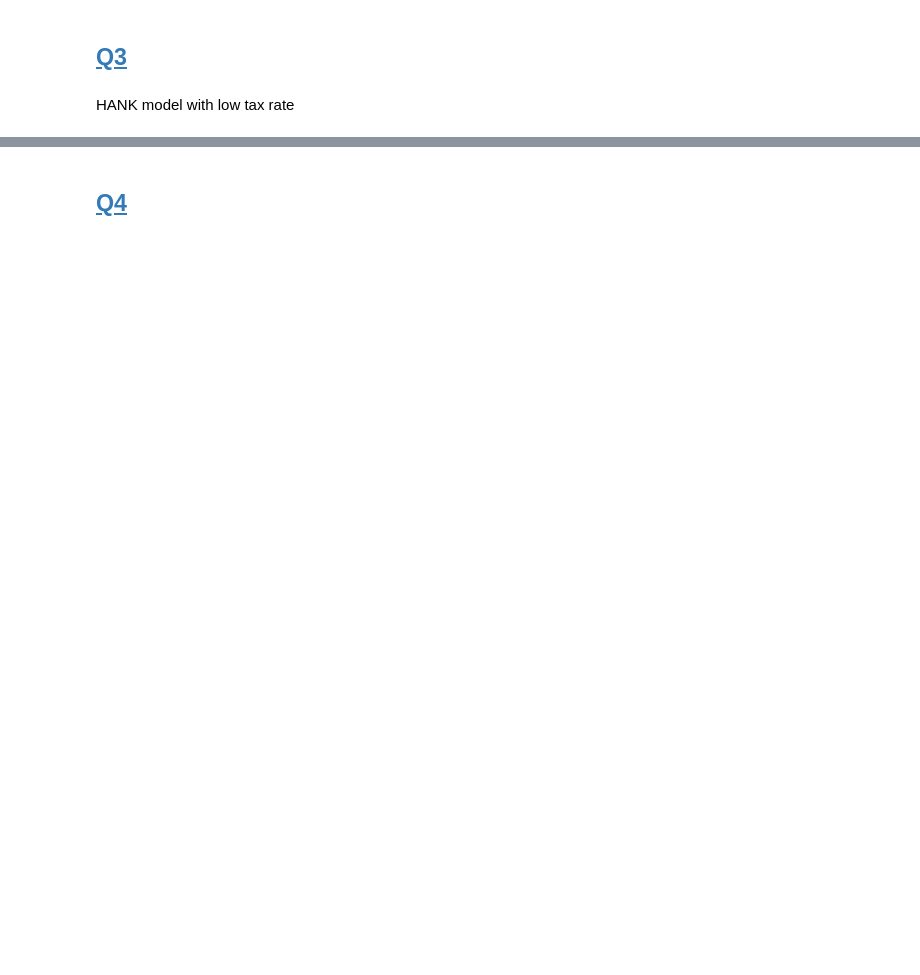
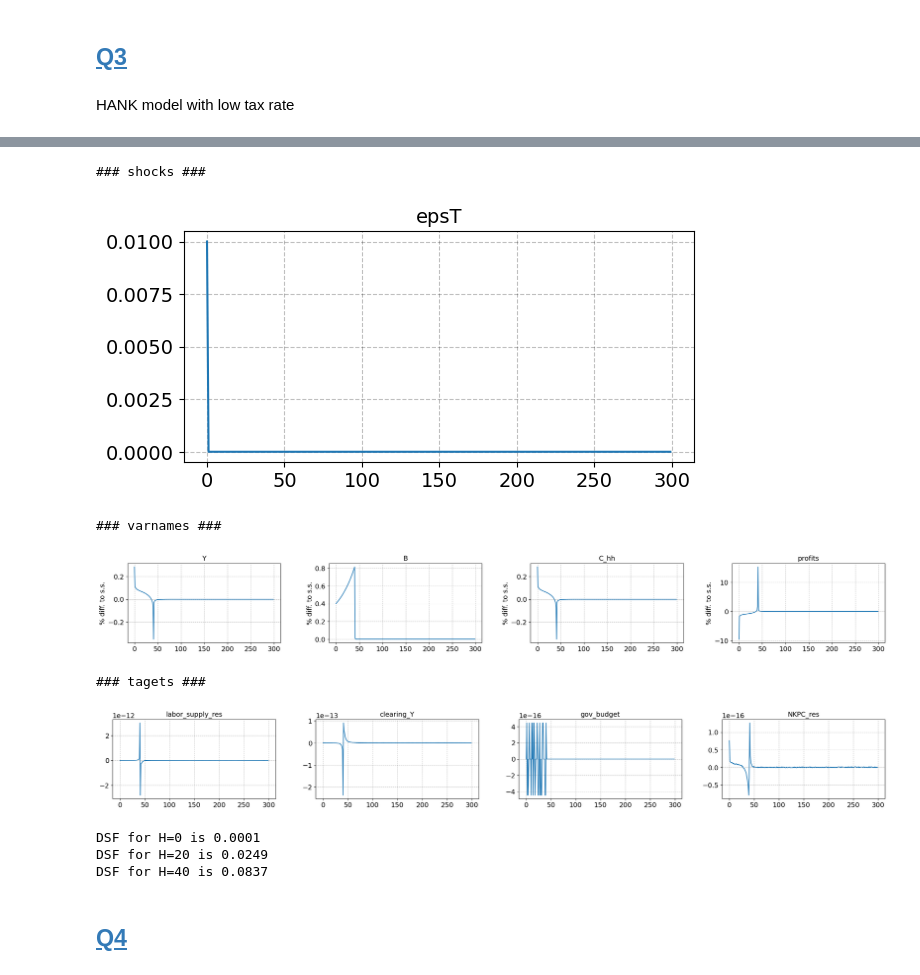
Before and after one commit to danililo/AdvMacroHet, a Jupyter notebook: Assignments/Assignment II/HANK/HANK.ipynb, the cells around one changed output, grey strips where cells are left out. Saved outputs shown, nothing was run; the diff lists cells and outputs as text; code cells hidden in the pictures; blank space fills up the shorter version.

```diff
--- a/Assignments/Assignment II/HANK/HANK.ipynb
+++ b/Assignments/Assignment II/HANK/HANK.ipynb
@@ -110,6 +155,8 @@ model_TANK.test_path() # Remember: You need to update blocks.py for the TANK mod
 # %% [markdown]
 HANK model with low tax rate
 # %%
-model_low_tau = model.copy()
-model_low_tau.par.tau = 0.05
-model_low_tau.find_ss(do_print=False, x0=[0.967, 2.341])
+hank_low_tau = hank.copy()
+hank_low_tau.par.tau = 0.05
+hank_low_tau.find_ss(do_print=False, x0=[0.967, 2.341])
+hank_low_tau.compute_jacs()
+hank_low_tau.find_transition_path(['epsT'])
@@ -118,2 +171,17 @@ model_low_tau.test_path()
+# %%
+hank_low_tau.show_IRFs(['Y', 'B', 'C_hh', 'profits'], lvl_value=['epsT'])
+# %% [output]
+### shocks ###
+[figure, added]
+### varnames ###
+[figure, added]
+### tagets ###
+[figure, added]
+# %%
+hank_low_tau_h, DSF_low_tau = compute_DSF(hank_low_tau)
+# %% [output]
+DSF for H=0 is 0.0001
+DSF for H=20 is 0.0249
+DSF for H=40 is 0.0837
 # %% [markdown]
 ## <a id='toc1_4_'></a>[Q4](#toc0_)
```
Also changed, not shown: parts of 27 cells of this notebook, 12 other files.
